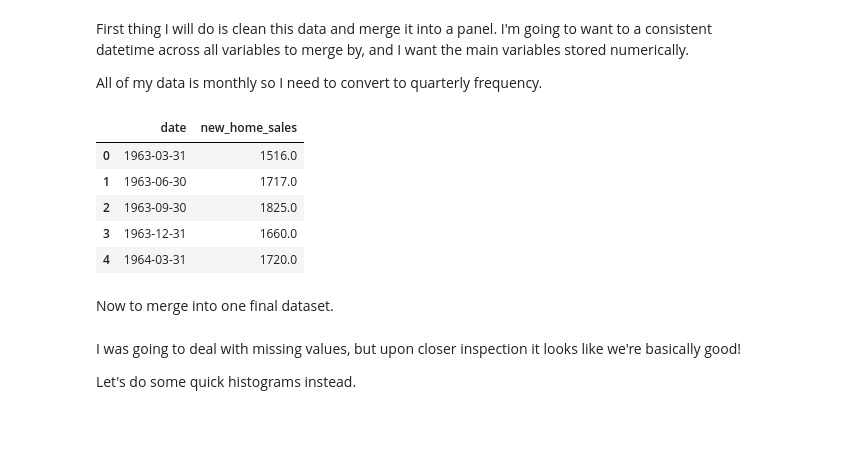
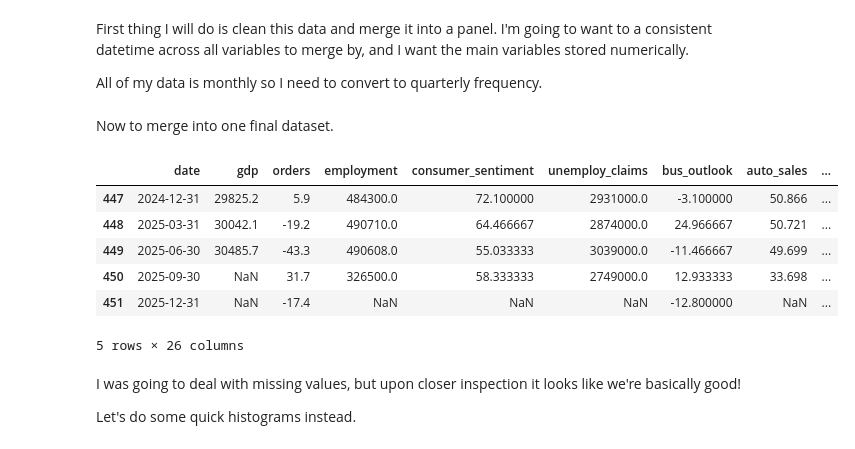
Before and after one commit to alejandrog-alt/6103-fall-25-Kennedy-Kuscu-Gomez, a Jupyter notebook: code/wpk_data_load.ipynb, the cells around one changed output. Saved outputs shown, nothing was run; the diff lists cells and outputs as text; code cells hidden in the pictures.

```diff
--- a/code/wpk_data_load.ipynb
+++ b/code/wpk_data_load.ipynb
@@ -373,25 +384,30 @@ nhs_q = read_census_period_value_excel_to_quarterly_sum(
     value_name="new_home_sales"
 )
 
-nhs_q.head()
+#nhs_q.head()
-# %% [output]
-|  | date | new_home_sales |
-| 0 | 1963-03-31 | 1516.0 |
-| 1 | 1963-06-30 | 1717.0 |
-| 2 | 1963-09-30 | 1825.0 |
-| 3 | 1963-12-31 | 1660.0 |
-| 4 | 1964-03-31 | 1720.0 |
 # %% [markdown]
 Now to merge into one final dataset.
 # %%
 vars = [gdp, orders_q, employ_q, consumer_q, claims_q, bus_outlook_q, auto_q, construct_q, i_trade_q,
          w_trade_q, houses_q, manufacturers_q, capacity_utilization_q, advanced_retail_sales_q,
          sp500_q, pi_q, ppi_q, cpi_q,import_index_q, export_index_q,mts_q,dgorder_q,indprod_q,nrc_q,nhs_q]  # list all my quarterly dfs
 
 data = reduce(lambda left, right: pd.merge(left, right, on="date", how="outer"), vars)
 
+data = data.sort_values("date").reset_index(drop=True)
+
 # save data
 data.to_csv("data_wpk.csv", index = False)
+
+data.tail()
+# %% [output]
+|  | date | gdp | orders | employment | consumer_sentiment | unemploy_claims | bus_outlook | auto_sales | ... |
+| 447 | 2024-12-31 | 29825.2 | 5.9 | 484300.0 | 72.100000 | 2931000.0 | -3.100000 | 50.866 | ... |
+| 448 | 2025-03-31 | 30042.1 | -19.2 | 490710.0 | 64.466667 | 2874000.0 | 24.966667 | 50.721 | ... |
+| 449 | 2025-06-30 | 30485.7 | -43.3 | 490608.0 | 55.033333 | 3039000.0 | -11.466667 | 49.699 | ... |
+| 450 | 2025-09-30 | NaN | 31.7 | 326500.0 | 58.333333 | 2749000.0 | 12.933333 | 33.698 | ... |
+| 451 | 2025-12-31 | NaN | -17.4 | NaN | NaN | NaN | -12.800000 | NaN | ... |
+5 rows × 26 columns
 # %% [markdown]
 I was going to deal with missing values, but upon closer inspection it looks like we're basically good!
 
```
Also changed, not shown: parts of 7 cells of this notebook, 2 other files.
